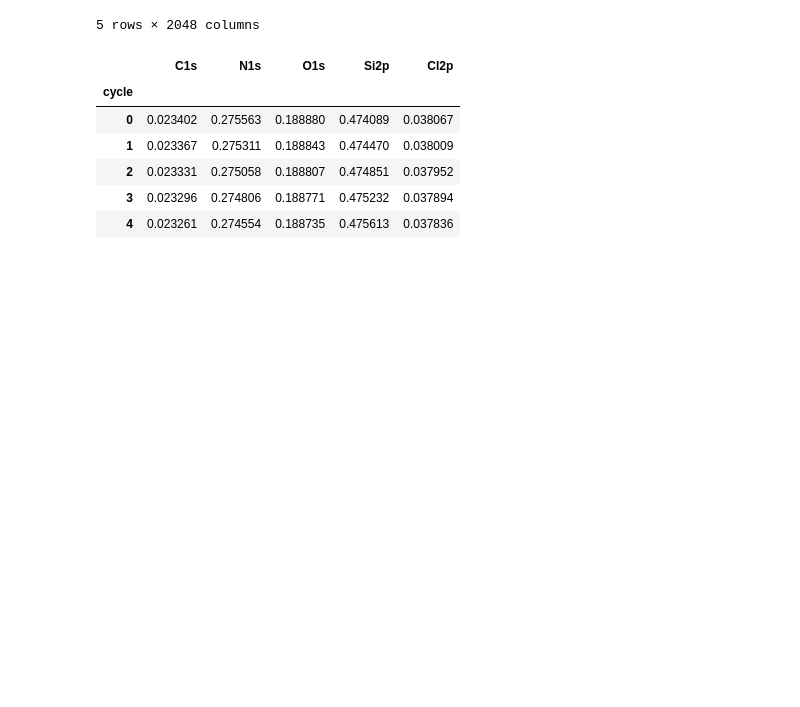
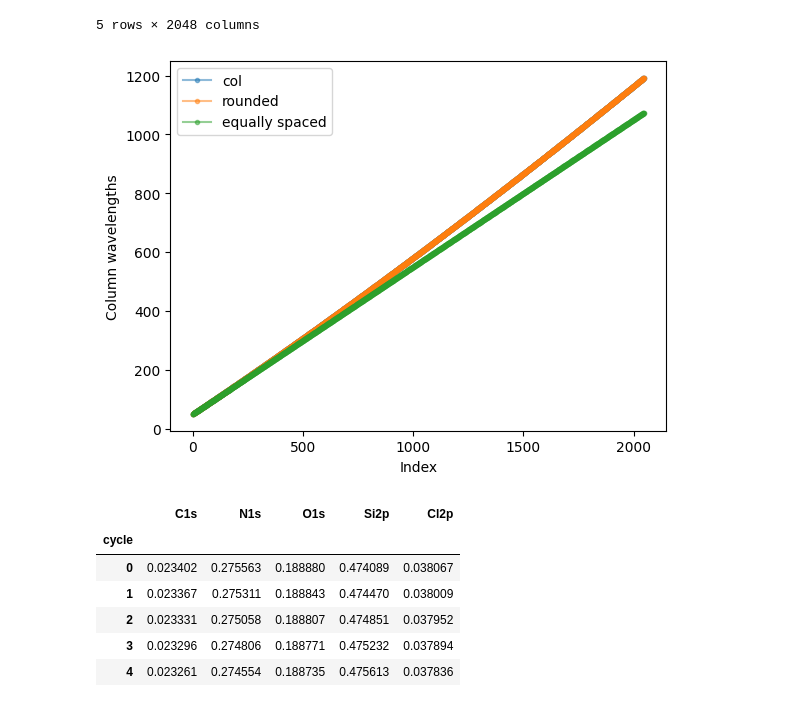
Before and after one commit to Materials-and-Devices-Center-under-KETI/OES_data, a Jupyter notebook: XPS/p3_regression.ipynb, the cells around one changed output. Saved outputs shown, nothing was run; the diff lists cells and outputs as text; code cells hidden in the pictures; blank space fills up the shorter version.

```diff
--- a/XPS/p3_regression.ipynb
+++ b/XPS/p3_regression.ipynb
@@ -28,6 +21,19 @@ N2_input.head()
 | 3 | 0.0 | 0.0 | 0.000081 | 0.000000 | 0.000485 | 0.000546 | 0.0 | 0.000000 | 0.000162 | 0.0 | ... | ... |
 | 4 | 0.0 | 0.0 | 0.000120 | 0.000000 | 0.000160 | 0.000642 | 0.0 | 0.000261 | 0.000000 | 0.0 | ... | ... |
 5 rows × 2048 columns
+# %%
+f_columns = [float(i) for i in N2_input.columns.values]
+f_round_columns = [round(i, 1) for i in f_columns]
+f_new_columns = [f_columns[0]+0.5*i for i in range(len(f_columns))]
+plt.plot(f_columns,'.-', alpha=0.5)
+plt.plot(f_round_columns,'.-', alpha=0.5)
+plt.plot(f_new_columns,'.-', alpha=0.5)
+plt.xlabel('Index')
+plt.ylabel('Column wavelengths')
+plt.legend(['col','rounded','equally spaced'])
+plt.show()
+# %% [output]
+[figure, added]
 # %%
 N2_target.head()
 # %% [output]
```
Also changed, not shown: parts of 30 cells of this notebook, 1 other file.
